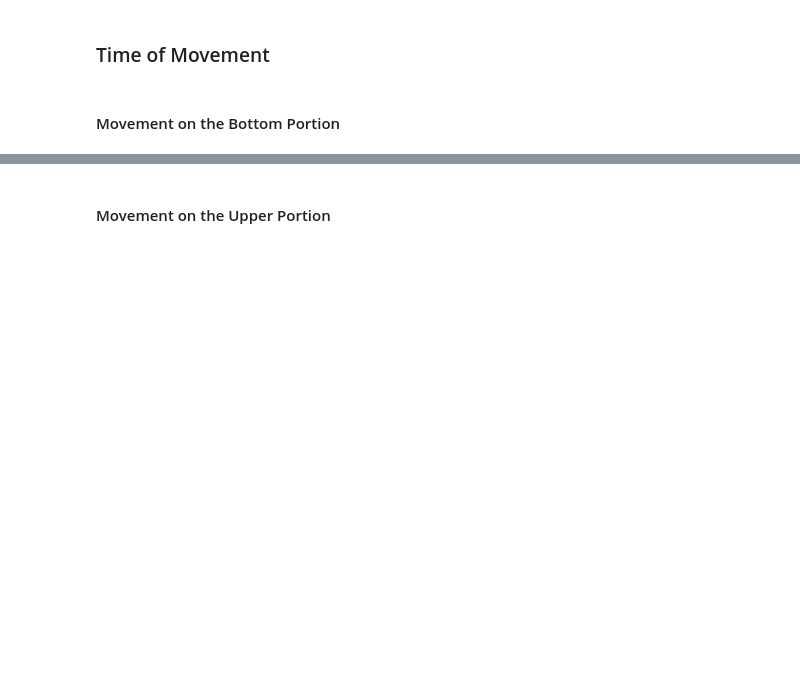
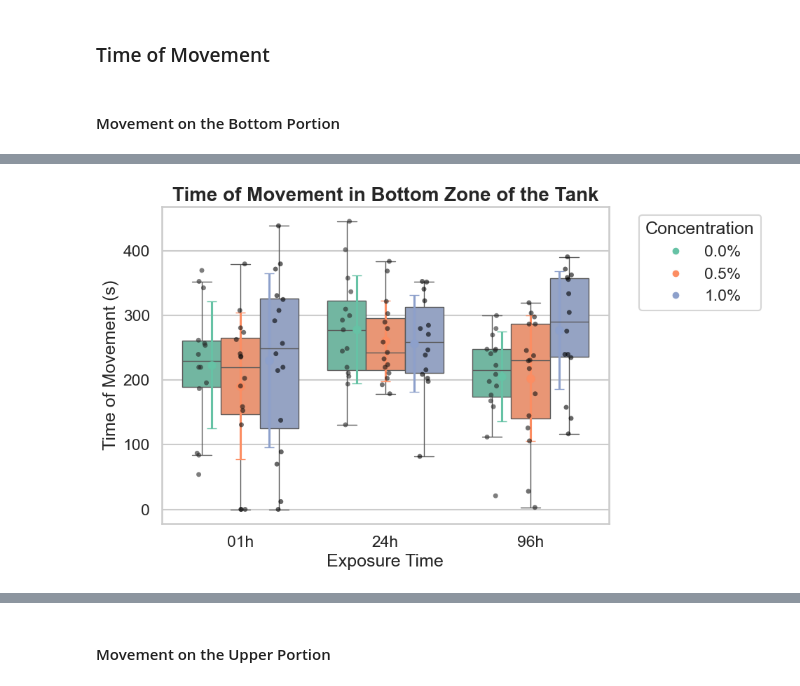
Before and after one commit to fabriscaique/zebrafish_testbattery, a Jupyter notebook: main.ipynb, the cells around one changed output, grey strips where cells are left out. Saved outputs shown, nothing was run; the diff lists cells and outputs as text; code cells hidden in the pictures; blank space fills up the shorter version.

```diff
--- a/main.ipynb
+++ b/main.ipynb
@@ -719,3 +729,13 @@ Significant differences found; running pairwise tests...
 <div style="text-align: center;">
     <img src="images/ntt.jpg" width="1200" alt="Novel Tank Image">
 </div>
+# %%
+# Creating a new DataFrame with selected NTT columns
+ntt = df[[
+    'group', 'mov_bottom', 'mov_upper',
+       'mov_total', 'dist_bottom', 'dist_upper', 'dist_total', 'vel_bottom',
+       'vel_upper', 'vel_mean']]
+# %%
+# Splitting 'group' into 'time' and 'concentration'
+ntt[['time', 'conc']] = ntt['group'].str.split(' ', expand=True)
+ntt.head()
@@ -725,0 +769,59 @@ Significant differences found; running pairwise tests...
+# %%
+plt.figure(figsize=(10,6))
+
+# Boxplot per concentration per time
+sns.boxplot(
+    data=ntt,
+    x='time',
+    y='mov_bottom',
+    hue='conc',
+    palette="Set2",
+    showfliers=False  # optional: hide outliers since stripplot shows them
+)
+
+# Overlay raw points (jittered)
+sns.stripplot(
+    data=ntt,
+    x='time',
+    y='mov_bottom',
+    hue='conc',
+    dodge=True,
+    jitter=True,
+    color='black',
+    alpha=0.6,
+    legend=False
+)
+
+# Overlay mean ± SD
+for i, conc in enumerate(sorted(ntt['conc'].unique())):
+    for j, t in enumerate(sorted(ntt['time'].unique())):
+        subset = ntt[(ntt['conc'] == conc) & (ntt['time'] == t)]
+        mean_val = subset['mov_bottom'].mean()
+        sd_val = subset['mov_bottom'].std()
+        plt.errorbar(
+            x=j + i*0.2 - 0.2,  # adjust for dodge, matches boxplot positions
+            y=mean_val,
+            yerr=sd_val,
+            fmt='o',
+            color=sns.color_palette("Set2")[i],
+            capsize=5,
+            markersize=8
+        )
+
+# Optional: log scale if desired
+# plt.yscale('log')
+
+# Custom legend for concentrations
+colors = sns.color_palette("Set2")[:ntt['conc'].nunique()]
+legend_elements = [Line2D([0], [0], marker='o', color='w', label=str(c),
+                          markerfacecolor=col, markersize=8)
+                   for c, col in zip(sorted(ntt['conc'].unique()), colors)]
+plt.legend(handles=legend_elements, title="Concentration", bbox_to_anchor=(1.05, 1), loc='upper left')
+
+plt.title("Time of Movement in Bottom Zone of the Tank", fontsize=20, weight='bold')
+plt.ylabel("Time of Movement (s)")
+plt.xlabel("Exposure Time")
+plt.tight_layout()
+plt.show()
+# %% [output]
+[figure, added]
```
Also changed, not shown: parts of 32 cells of this notebook.
